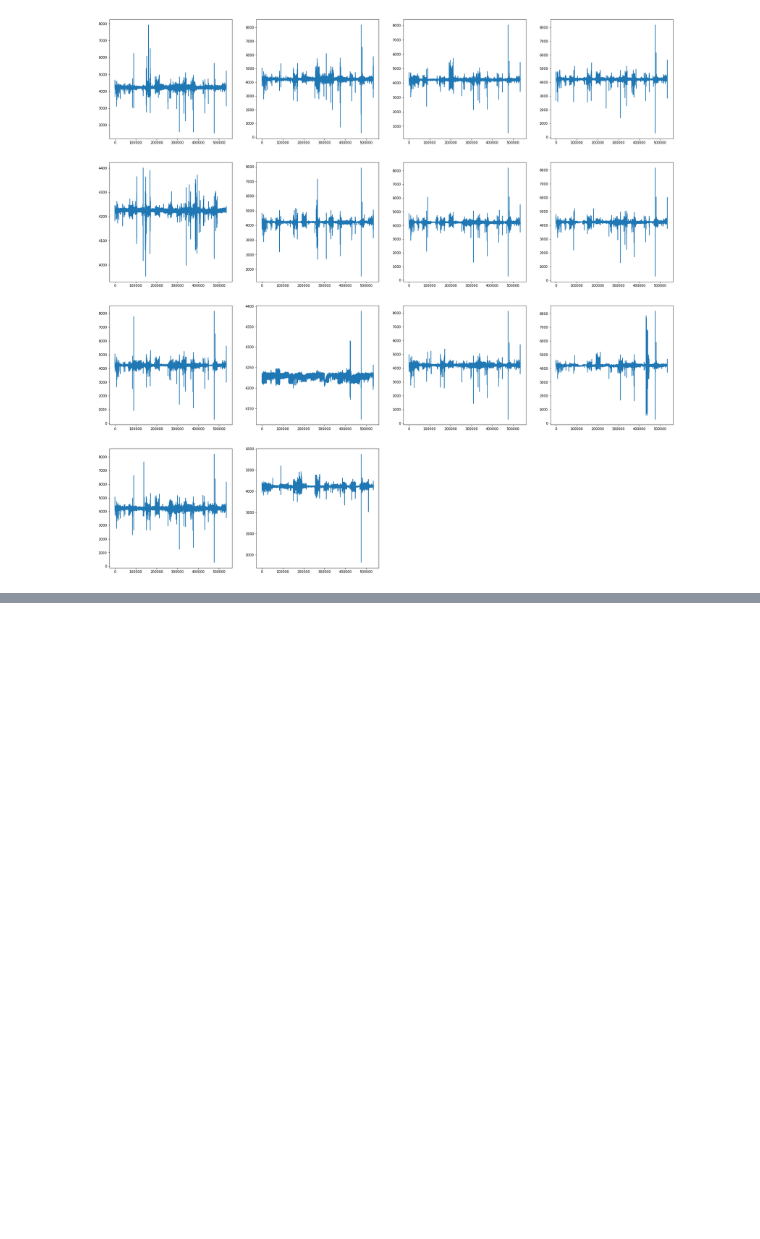
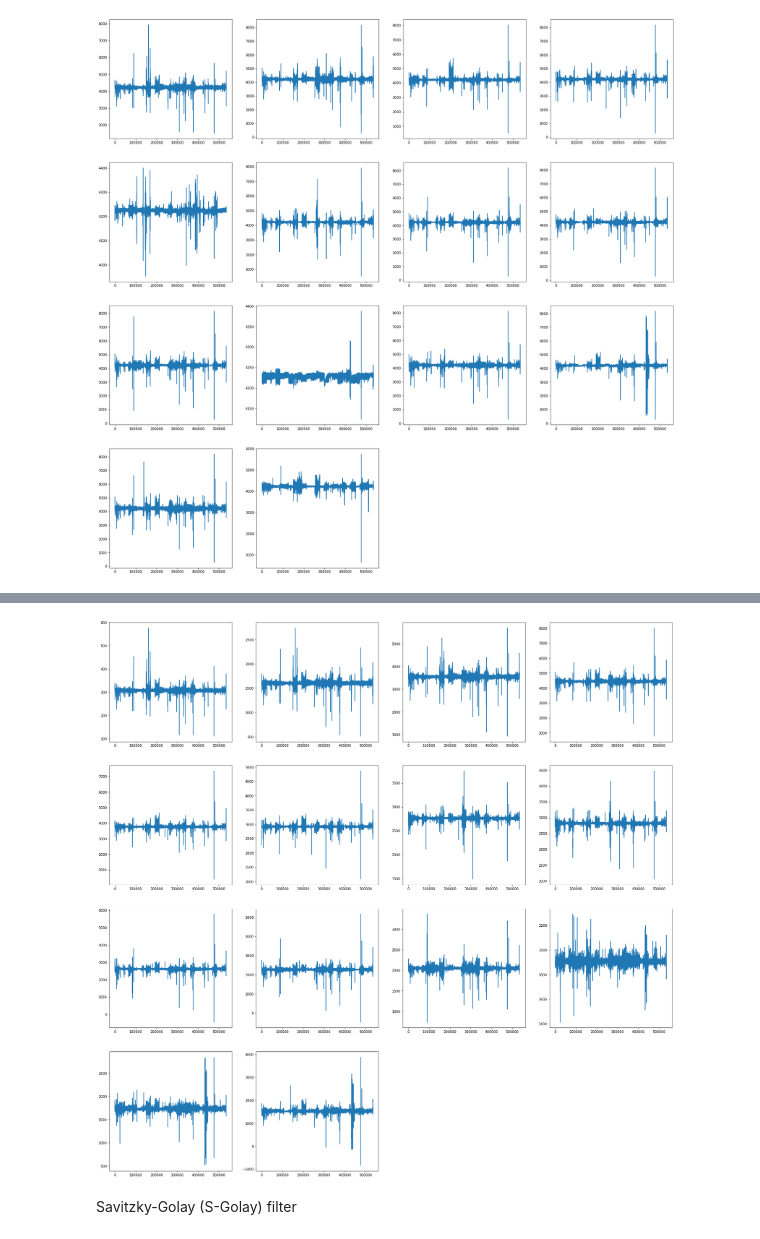
Before and after one commit to Afifa-Dar/like-dislike-classification, a Jupyter notebook: merge_data.ipynb, the cells around one changed output, grey strips where cells are left out. Cells and saved outputs as stored; diff of their text form; code cells hidden in the pictures; blank space fills up the shorter version.

```diff
--- a/merge_data.ipynb
+++ b/merge_data.ipynb
@@ -160,0 +226,4 @@ for i , col in enumerate(channels,1):
+# %%
+#cpnvert filtered data in dataframe
+clean_data = pd.DataFrame(filtered_data, columns=channels)
+# clean_data
@@ -160,0 +244,9 @@ for i , col in enumerate(channels,1):
+# %%
+plt.figure(figsize=(30,30))
+for i , col in enumerate(channels,1):
+    plt.subplot(4,4,i)
+    plt.plot(clean_data[col])  #channel wise plot of filtered data
+# %% [output]
+[figure, added]
+# %% [markdown]
+Savitzky-Golay (S-Golay) filter
```
Also changed, not shown: parts of 7 cells of this notebook.
